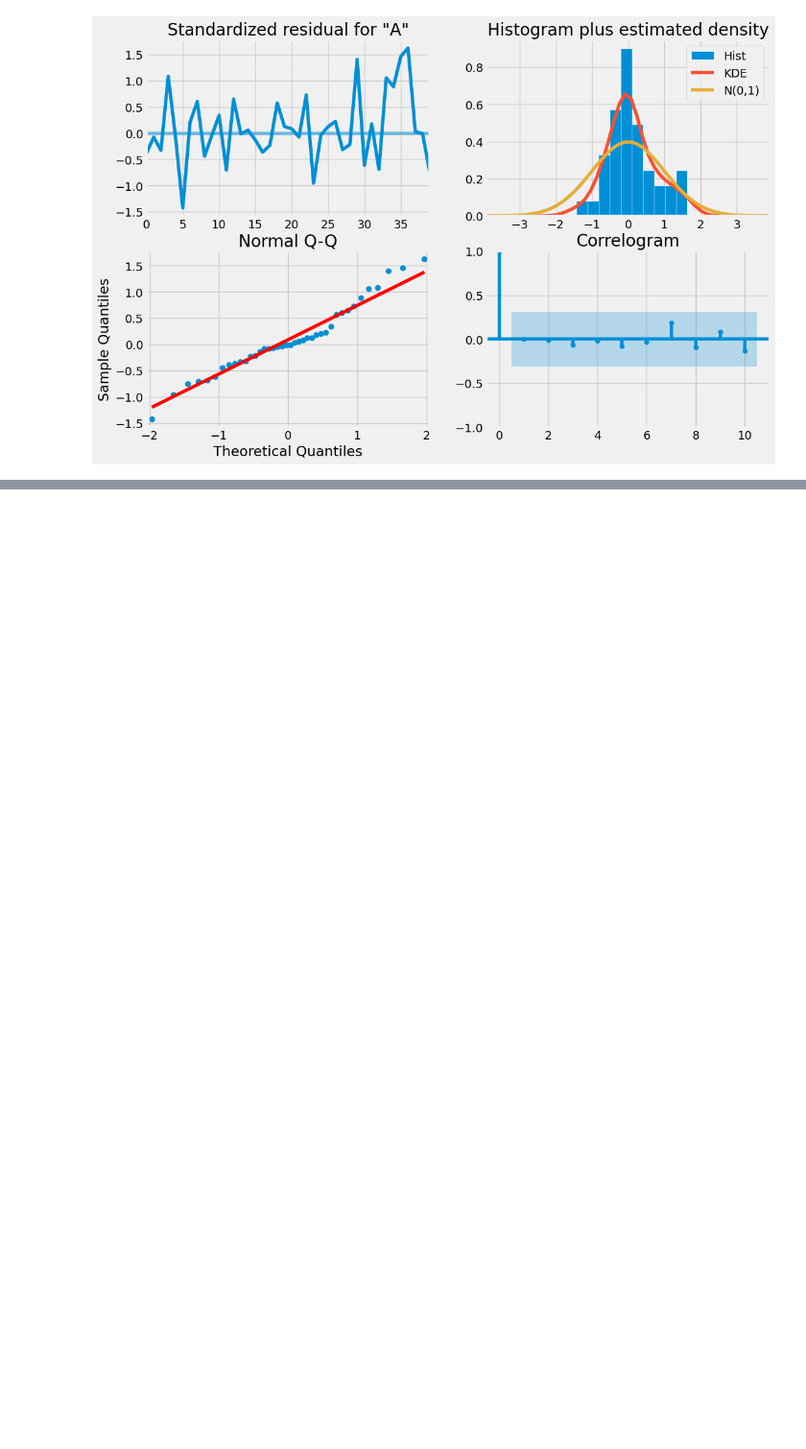
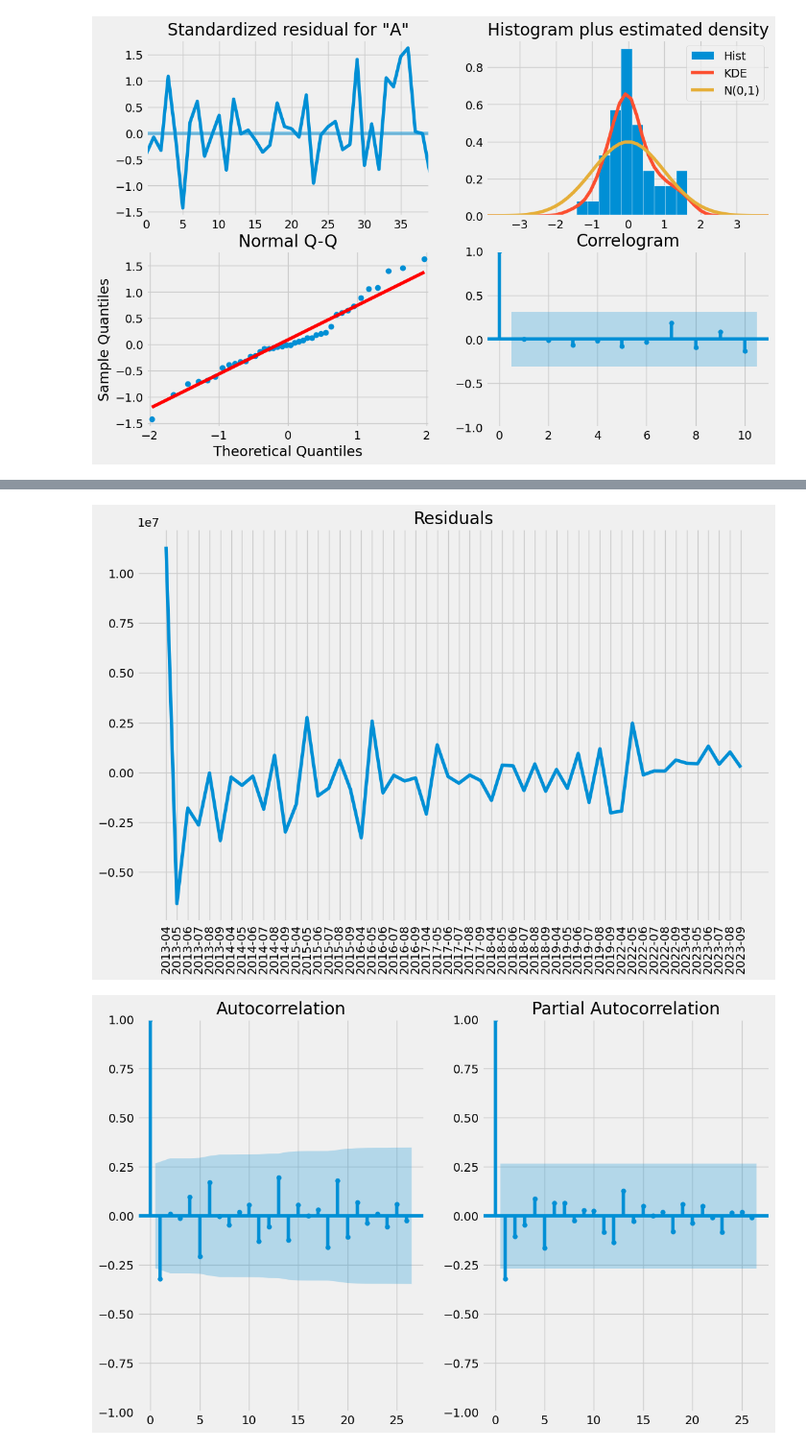
Before and after one commit to mohki7/graduation_thesis, a Jupyter notebook: InterruptedTimeSeries_.ipynb, the cells around one changed output, grey strips where cells are left out. Shown at 96% size. Cells and saved outputs as stored; diff of their text form; code cells hidden in the pictures; blank space fills up the shorter version.

```diff
--- a/InterruptedTimeSeries_.ipynb
+++ b/InterruptedTimeSeries_.ipynb
@@ -204,0 +240,5 @@ its_sarimax.plot_sarimax_params()
+# %%
+its_sarimax.plot_sarimax_params()
+# %% [output]
+[figure, added]
+[figure, added]
```
Also changed, not shown: parts of 5 cells of this notebook, 1 other file.
